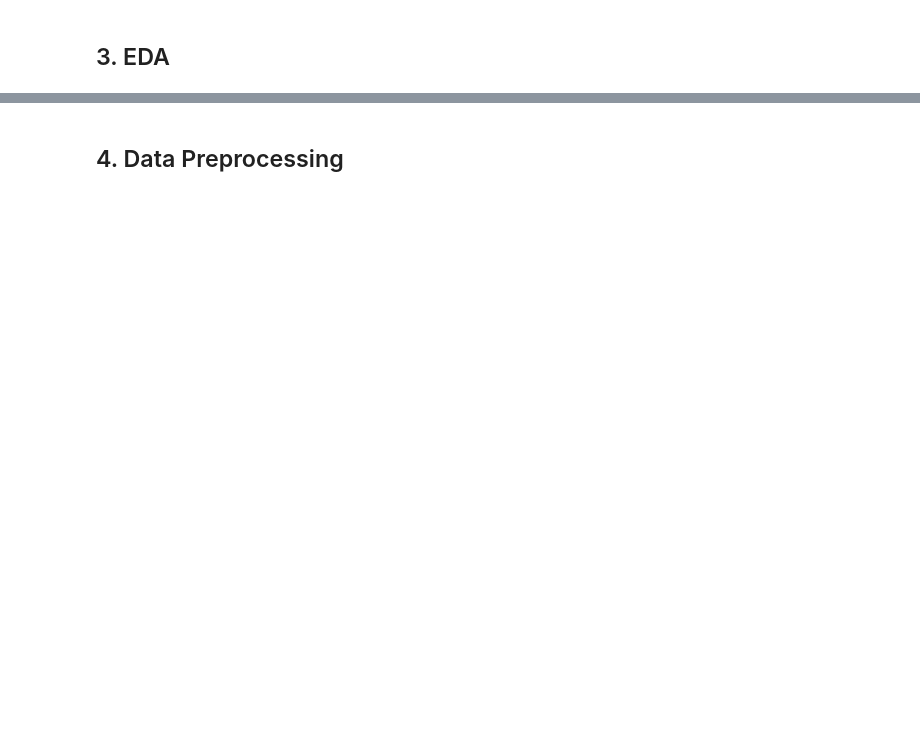
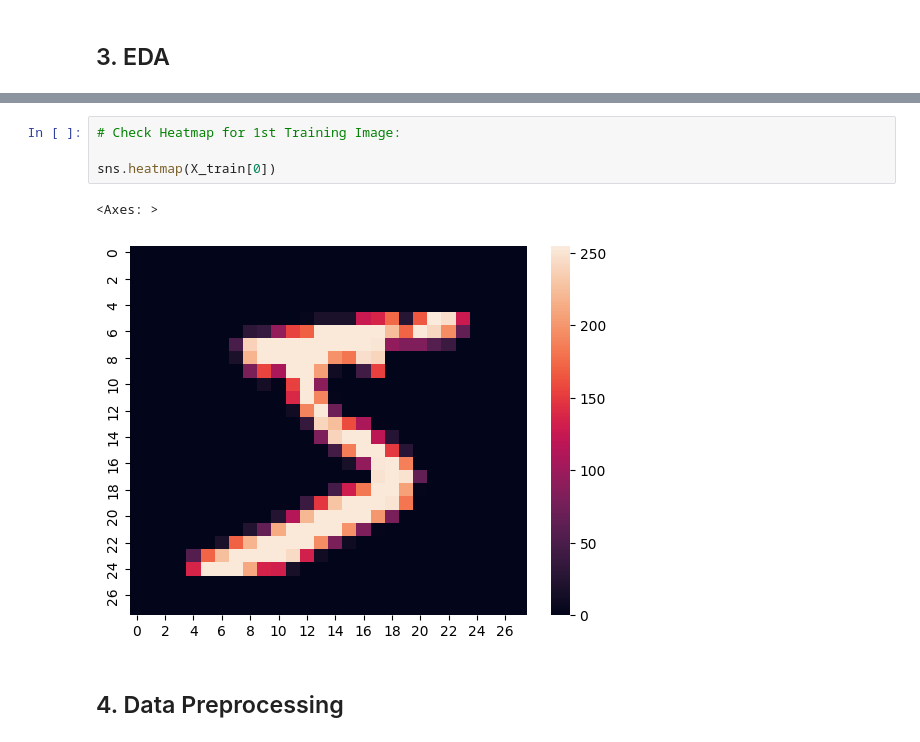
Before and after one commit to BhushanIngale/Handwritten-Digit-Recognition-CNN, a Jupyter notebook: src/Handwritten-Digits-Recognition.ipynb, the cells around one changed output, grey strips where cells are left out. Cells and saved outputs as stored; diff of their text form; blank space fills up the shorter version.

```diff
--- a/src/Handwritten-Digits-Recognition.ipynb
+++ b/src/Handwritten-Digits-Recognition.ipynb
@@ -60,2 +111,9 @@ plt.show()
+# %%
+# Check Heatmap for 1st Training Image:
+
+sns.heatmap(X_train[0])
+# %% [output]
+<Axes: >
+[figure, added]
 # %% [markdown]
 ## 4. Data Preprocessing
```
Also changed, not shown: parts of 20 cells of this notebook.
